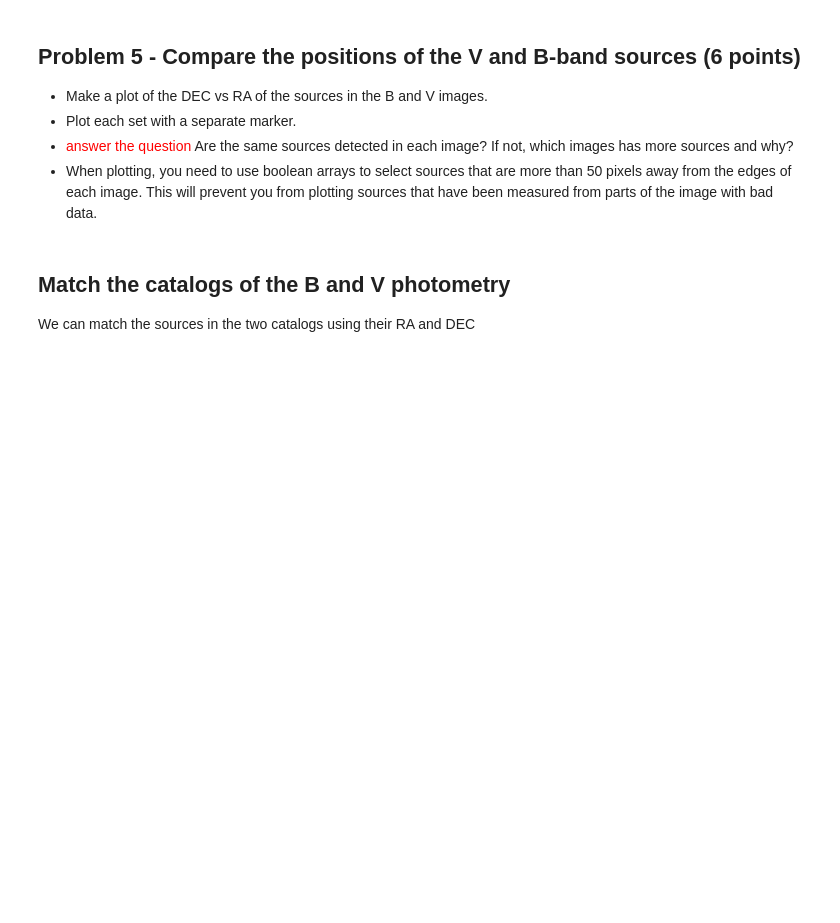
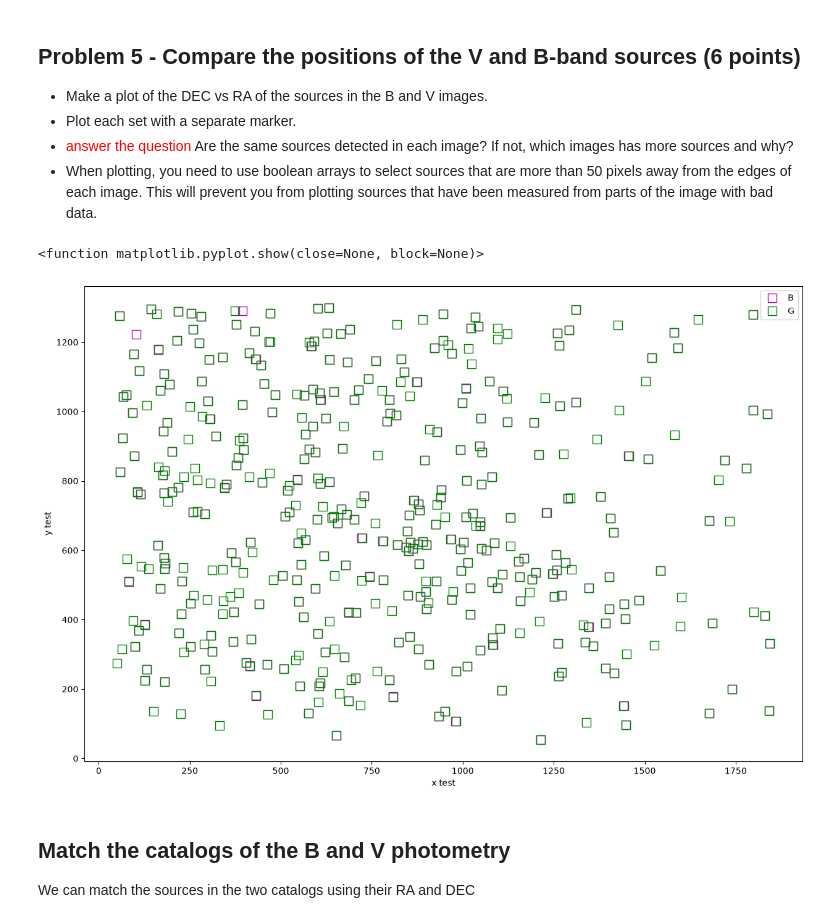
Before and after one commit to JHavens2187/ReductionProject, a Jupyter notebook: cluster_photometry_student.ipynb, the cells around one changed output. Saved outputs shown, nothing was run; the diff lists cells and outputs as text; code cells hidden in the pictures; blank space fills up the shorter version.

```diff
--- a/cluster_photometry_student.ipynb
+++ b/cluster_photometry_student.ipynb
@@ -551,29 +555,32 @@ Text(0.5, 1.0, 'V-band')
 # %%
 #*************************
 # make a plot of the RA and DEC of the sources in the B and V images
 
 #select sources away from image boundary in B-band image
 #boolean flags for good positions in the B and V-band images
-noedgeflag_b =
-noedgeflag_v =
-
+noedgeflag_b = ((50 < sources_b['xcentroid']) & (1850 > sources_b['xcentroid']) & (50 < sources_b['ycentroid']) & (1300 > sources_b['ycentroid']))
+noedgeflag_v = ((50 < sources_v['xcentroid']) & (1850 > sources_v['xcentroid']) & (50 < sources_v['ycentroid']) & (1300 > sources_v['ycentroid']))
 
 # open a figure
-plt.figure()
+plt.figure(figsize=(15,10))
 
 # plot the positions of the B sources
-plt.plot(,,'ms',mfc='None',markersize=10,label='B')
+plt.plot(sources_b['xcentroid'][noedgeflag_b],sources_b['ycentroid'][noedgeflag_b],'ms',mfc='None',markersize=10,label='B')
 
 # plot the positions of the V sources
-plt.plot(,,'g.',mfc='None',markersize=10,label='V')
+plt.plot(sources_v['xcentroid'][noedgeflag_v],sources_v['ycentroid'][noedgeflag_v],'gs',mfc='None',markersize=10,label='G')
 
 # add a legend
-
+plt.legend()
 # label your x axis
-
+plt.xlabel("x test")
 # label your y axis
-
+plt.ylabel("y test")
 # save your plot
+plt.show
+# %% [output]
+<function matplotlib.pyplot.show(close=None, block=None)>
+[figure, added]
 # %% [markdown]
 ## Match the catalogs of the B and V photometry
 
```
Also changed, not shown: parts of 8 cells of this notebook.
